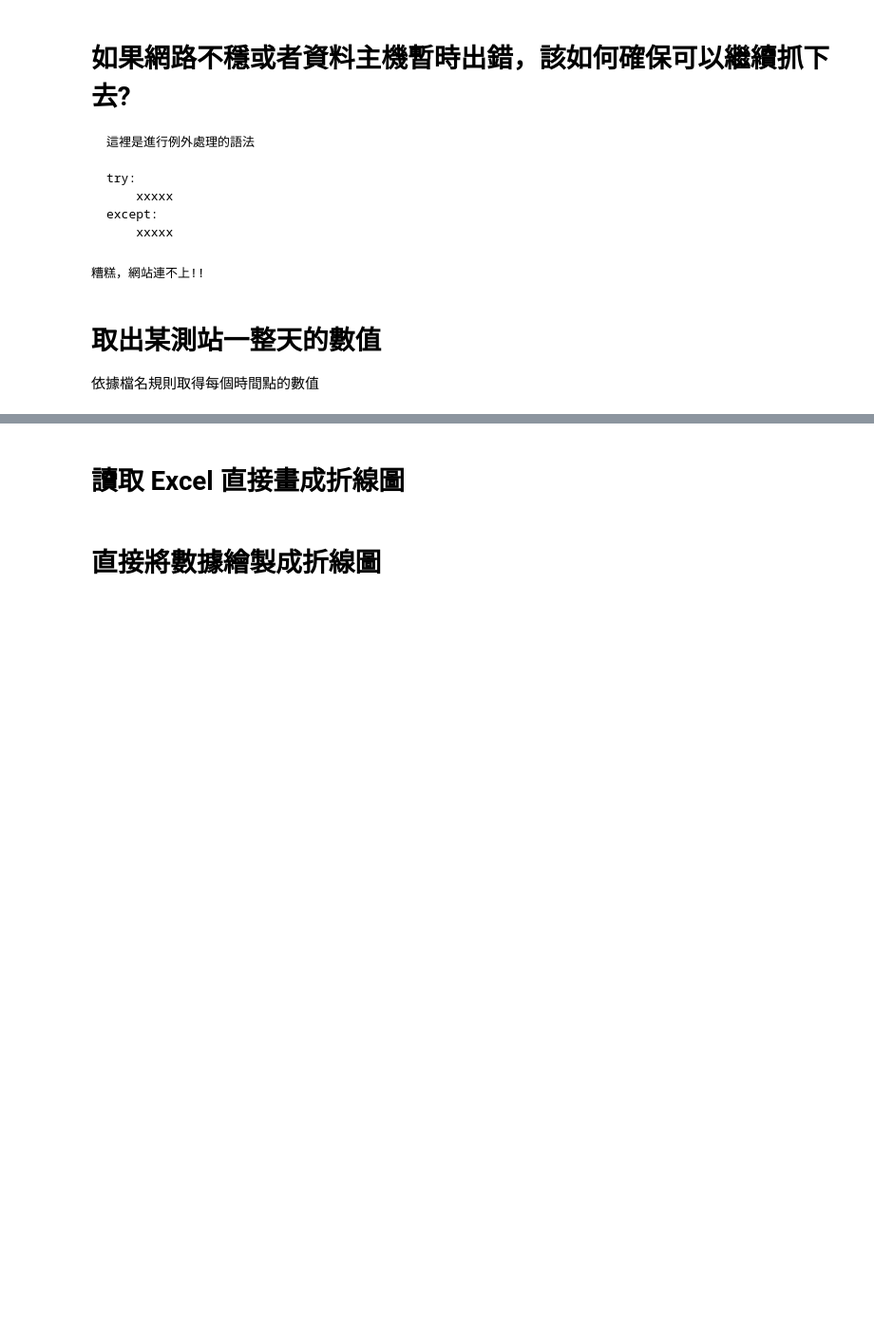
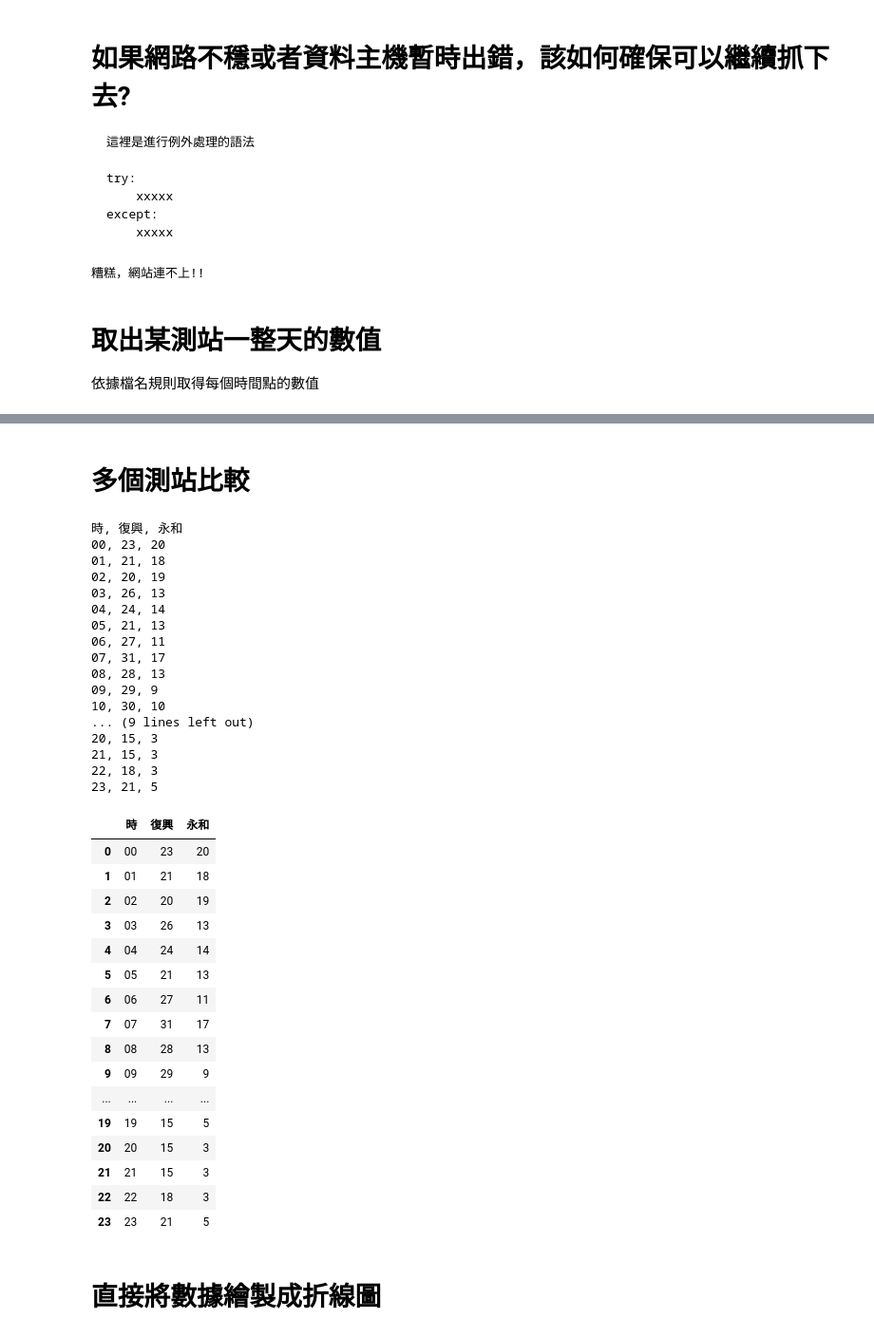
Before and after one commit to jiangsir/PythonBasic, a Jupyter notebook: 實作--定時將PM25資料抓回來以便進行長時間分析.ipynb, the cells around one changed output, grey strips where cells are left out. Shown at 95% size. Saved outputs shown, nothing was run; the diff lists cells and outputs as text; code cells hidden in the pictures; blank space fills up the shorter version.

```diff
--- a/實作--定時將PM25資料抓回來以便進行長時間分析.ipynb
+++ b/實作--定時將PM25資料抓回來以便進行長時間分析.ipynb
@@ -270,5 +255,75 @@ df
-# %% [markdown]
-# 讀取 Excel 直接畫成折線圖
+# %% [markdown]
+# 多個測站比較
+# %%
+import requests, time, json
+from datetime import datetime, timedelta
+import pandas as pd
+
+start = datetime(2020, 3, 8, 0, 0)
+
+df = pd.DataFrame()
+
+print(f"時, {datas[7]['Site']}, {datas[8]['Site']}")
+
+col1 = []
+col2 = []
+col3 = []
+for i in range(24):
+    ftime = start.strftime("%Y%m%d%H%M")
+    filename = f"D:\\pm25_{ftime}.json"
+    try:
+        with open(filename, 'r', encoding="UTF-8") as f:
+            datas = json.loads(f.read())
+            print(start.strftime("%H")+", "+datas[7]['PM25']+", "+datas[8]['PM25'])
+            col1.append(start.strftime("%H"))
+            col2.append(int(datas[7]['PM25']))
+            col3.append(int(datas[8]['PM25']))
+    except e:
+        print(filename, e)
+
+    start = start + timedelta(hours=1)
+
+df['時'] = pd.Series(col1)
+df[datas[7]['Site']] = pd.Series(col2)
+df[datas[8]['Site']] = pd.Series(col3)
+
+df.to_excel('D:\\pm25.xlsx')
+df
+# %% [output]
+時, 復興, 永和
+00, 23, 20
+01, 21, 18
+02, 20, 19
+03, 26, 13
+04, 24, 14
+05, 21, 13
+06, 27, 11
+07, 31, 17
+08, 28, 13
+09, 29, 9
+10, 30, 10
+... (9 lines left out)
+20, 15, 3
+21, 15, 3
+22, 18, 3
+23, 21, 5
+|  | 時 | 復興 | 永和 |
+| 0 | 00 | 23 | 20 |
+| 1 | 01 | 21 | 18 |
+| 2 | 02 | 20 | 19 |
+| 3 | 03 | 26 | 13 |
+| 4 | 04 | 24 | 14 |
+| 5 | 05 | 21 | 13 |
+| 6 | 06 | 27 | 11 |
+| 7 | 07 | 31 | 17 |
+| 8 | 08 | 28 | 13 |
+| 9 | 09 | 29 | 9 |
+| ... | ... | ... | ... |
+| 19 | 19 | 15 | 5 |
+| 20 | 20 | 15 | 3 |
+| 21 | 21 | 15 | 3 |
+| 22 | 22 | 18 | 3 |
+| 23 | 23 | 21 | 5 |
 # %% [markdown]
 # 直接將數據繪製成折線圖
 # %%
```
Also changed, not shown: parts of 7 cells of this notebook, 48 other files.
